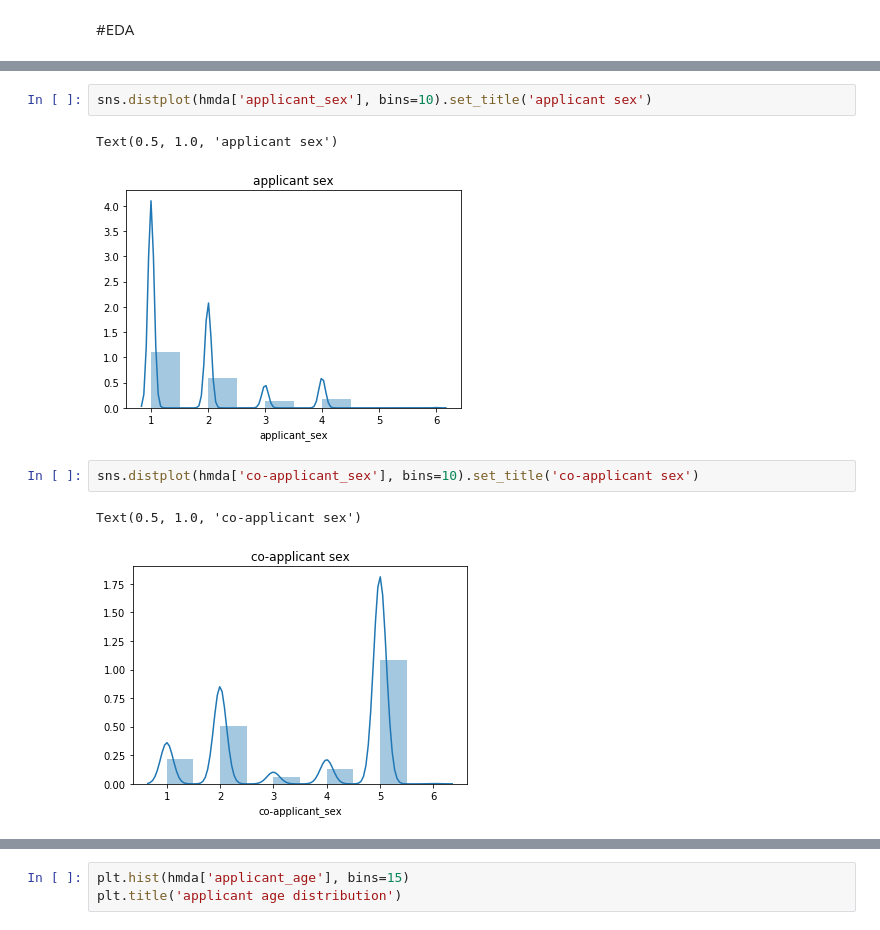
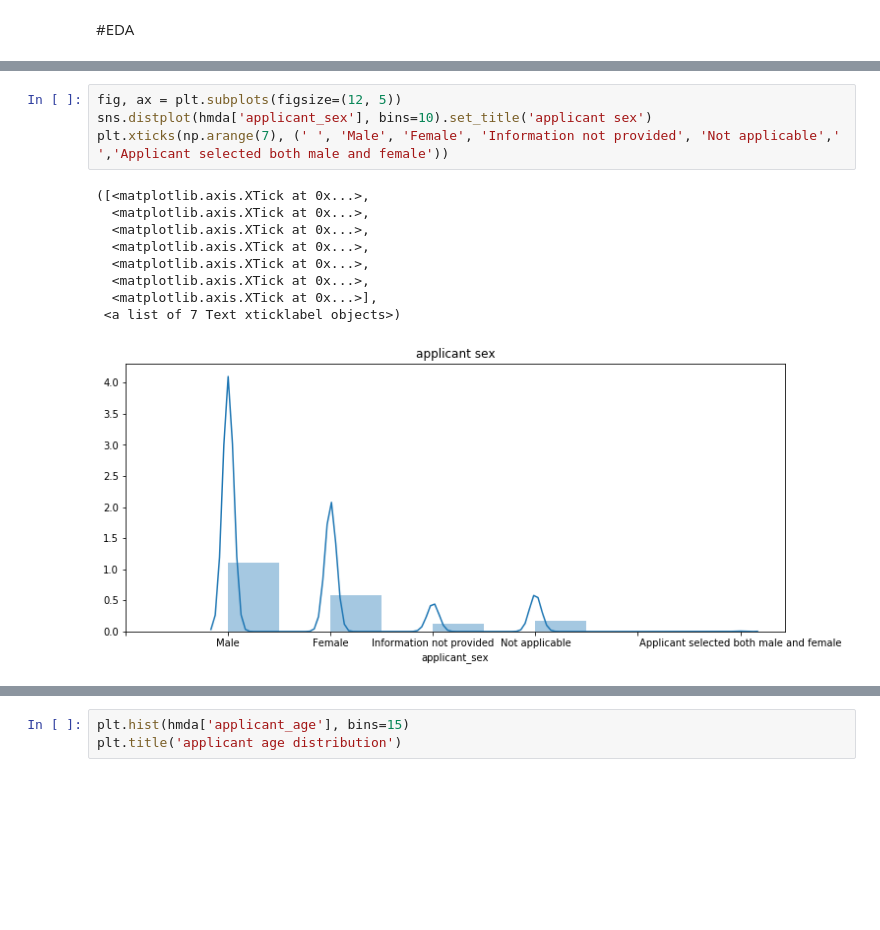
Before and after one commit to OracyC/Capstone-HMDA, a Jupyter notebook: EDA_HMDA.ipynb, the cells around one changed output, grey strips where cells are left out. Saved outputs shown, nothing was run; the diff lists cells and outputs as text; blank space fills up the shorter version.

```diff
--- a/EDA_HMDA.ipynb
+++ b/EDA_HMDA.ipynb
@@ -67,10 +88,14 @@ plt.plot(hmda['loan_amount'])
-# %%
-sns.distplot(hmda['applicant_sex'], bins=10).set_title('applicant sex')
-# %% [output]
-Text(0.5, 1.0, 'applicant sex')
-[figure, removed]
-# %%
-sns.distplot(hmda['co-applicant_sex'], bins=10).set_title('co-applicant sex')
-# %% [output]
-Text(0.5, 1.0, 'co-applicant sex')
-[figure, removed]
+# %%
+fig, ax = plt.subplots(figsize=(12, 5))
+sns.distplot(hmda['applicant_sex'], bins=10).set_title('applicant sex')
+plt.xticks(np.arange(7), (' ', 'Male', 'Female', 'Information not provided', 'Not applicable',' ','Applicant selected both male and female'))
+# %% [output]
+([<matplotlib.axis.XTick at 0x...>,
+  <matplotlib.axis.XTick at 0x...>,
+  <matplotlib.axis.XTick at 0x...>,
+  <matplotlib.axis.XTick at 0x...>,
+  <matplotlib.axis.XTick at 0x...>,
+  <matplotlib.axis.XTick at 0x...>,
+  <matplotlib.axis.XTick at 0x...>],
+ <a list of 7 Text xticklabel objects>)
+[figure, added]
```
Also changed, not shown: parts of 19 cells of this notebook.
